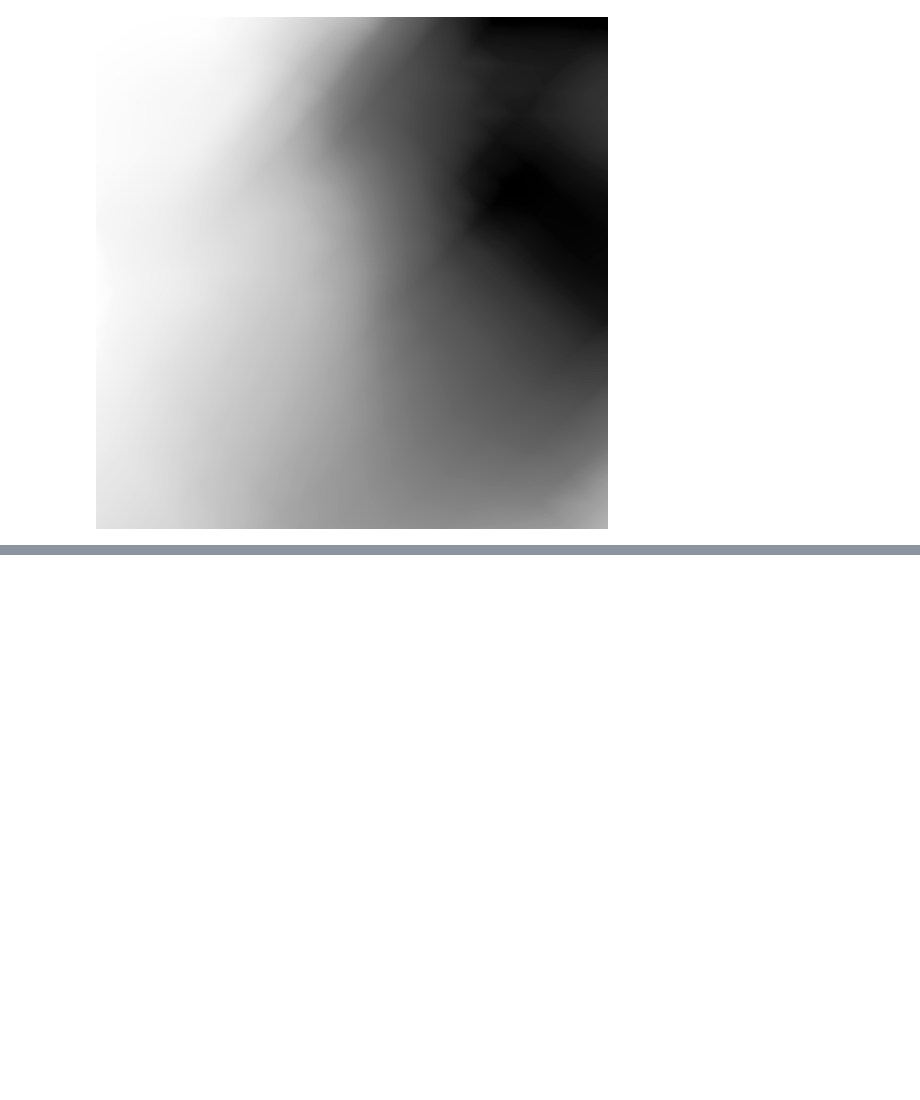
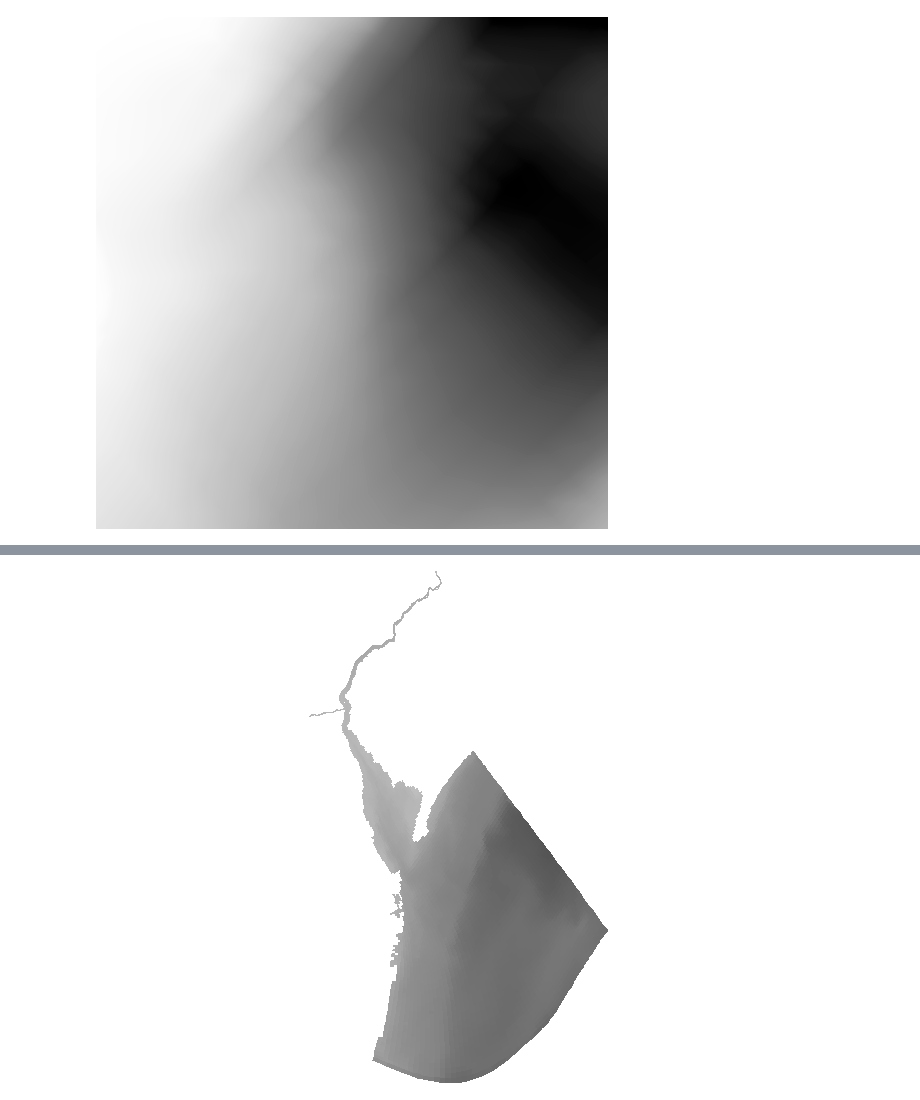
Before and after one commit to mpiannucci/ocean-notebooks, a Jupyter notebook: dbofs_datashader.ipynb, the cells around one changed output, grey strips where cells are left out. Cells and saved outputs as stored; diff of their text form; code cells hidden in the pictures; blank space fills up the shorter version.

Commit message:
Get basic quadmesh working

```diff
--- a/dbofs_datashader.ipynb
+++ b/dbofs_datashader.ipynb
@@ -73,3 +70,10 @@ img = tf.shade(cvs.trimesh(verts, tris, mesh=mesh, interp=True), cmap=cm.get_cma
 dshu.export_image(img, 'dbofs.png')
 # %% [output]
 [figure]
+# %%
+%%time
+temp_da = ds.temp.cf.isel(time=0, vertical=0)
+
+cvs = dsh.Canvas(plot_height=512, plot_width=512)
+tf.shade(cvs.quadmesh(temp_da, x='lon_rho', y='lat_rho'), span=(0, 35), how='linear', cmap=cm.get_cmap('Greys_r'))
+# %% [output]
@@ -75,0 +82 @@ dshu.export_image(img, 'dbofs.png')
+[figure, added]
```
Also changed, not shown: parts of 4 cells of this notebook.
